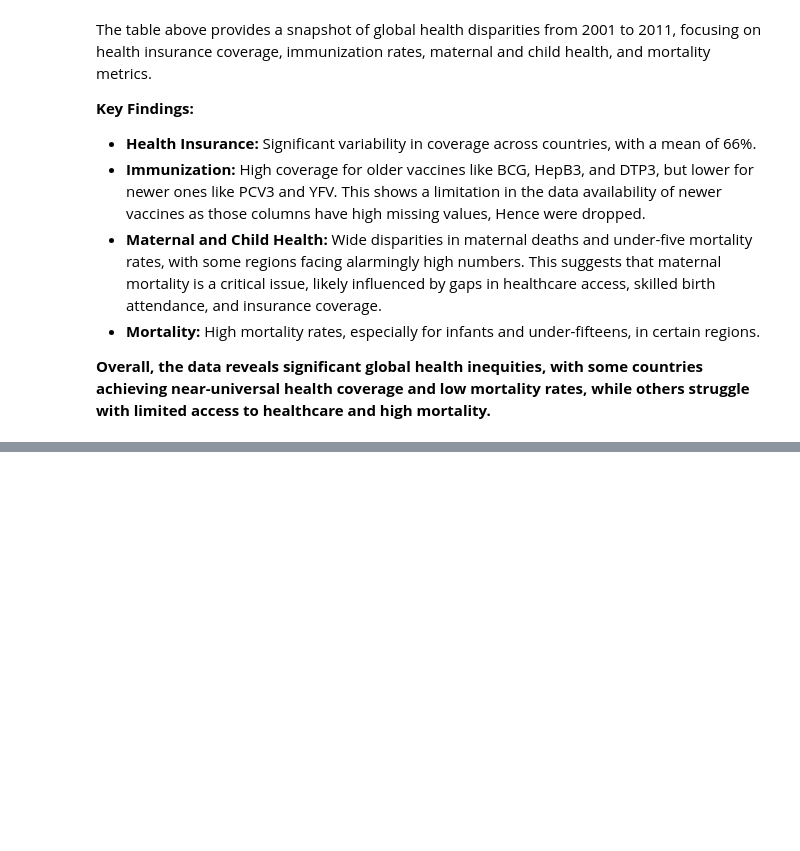
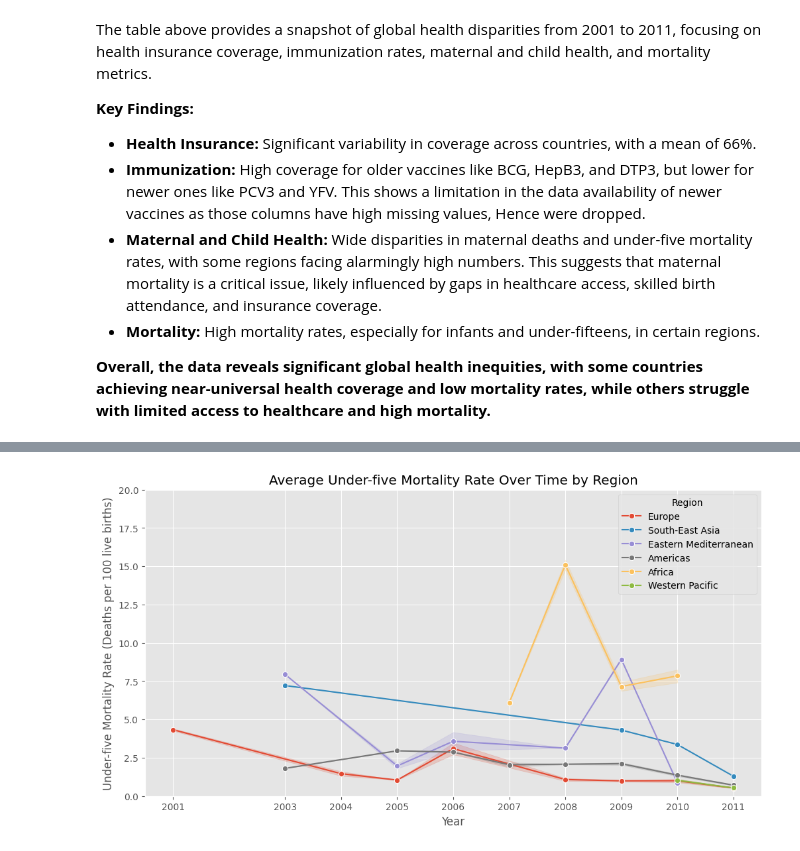
Before and after one commit to GeamXD/A-Case-Study-On-Child-And-Infant-Mortality, a Jupyter notebook: notebook.ipynb, the cells around one changed output, grey strips where cells are left out. Saved outputs shown, nothing was run; the diff lists cells and outputs as text; code cells hidden in the pictures; blank space fills up the shorter version.

```diff
--- a/notebook.ipynb
+++ b/notebook.ipynb
@@ -739,0 +787,11 @@ mortality = mortality.sort_values(by="Year")
+# %%
+# Line plot of Average Under-five Mortality Rate Over Time by Region
+plt.figure(figsize=(12, 6))
+sns.lineplot(x='Year', y='Under-five mortality rate - Total - Deaths per 100 live births', data=mortality, hue='Region', marker='o');
+plt.title('Average Under-five Mortality Rate Over Time by Region');
+plt.xlabel('Year');
+plt.ylabel('Under-five Mortality Rate (Deaths per 100 live births)');
+plt.xticks(mortality['Year'].unique());
+plt.ylim(0, 20);
+# %% [output]
+[figure, added]
```
Also changed, not shown: parts of 31 cells of this notebook, 2 other files.
